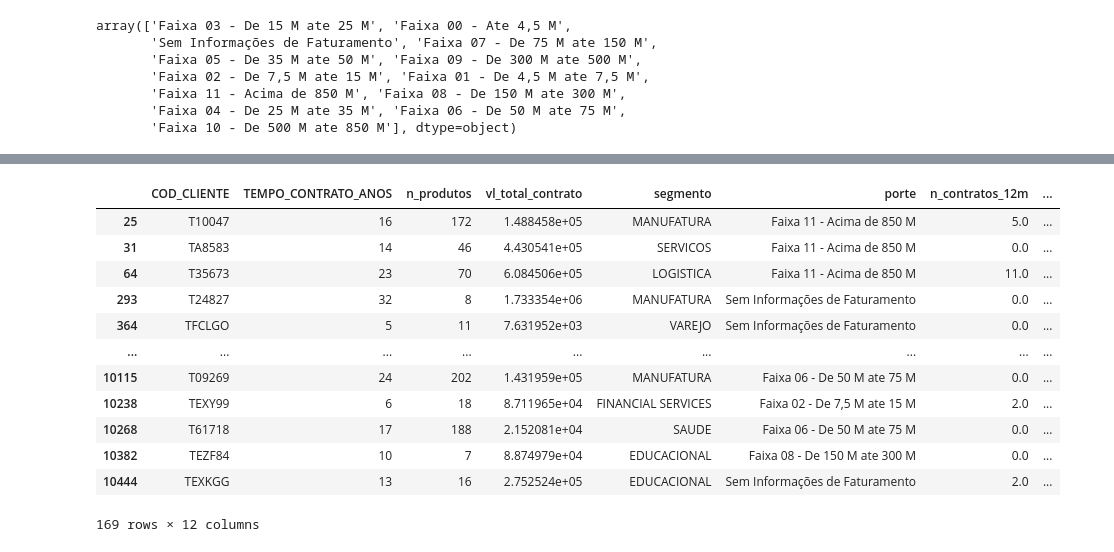
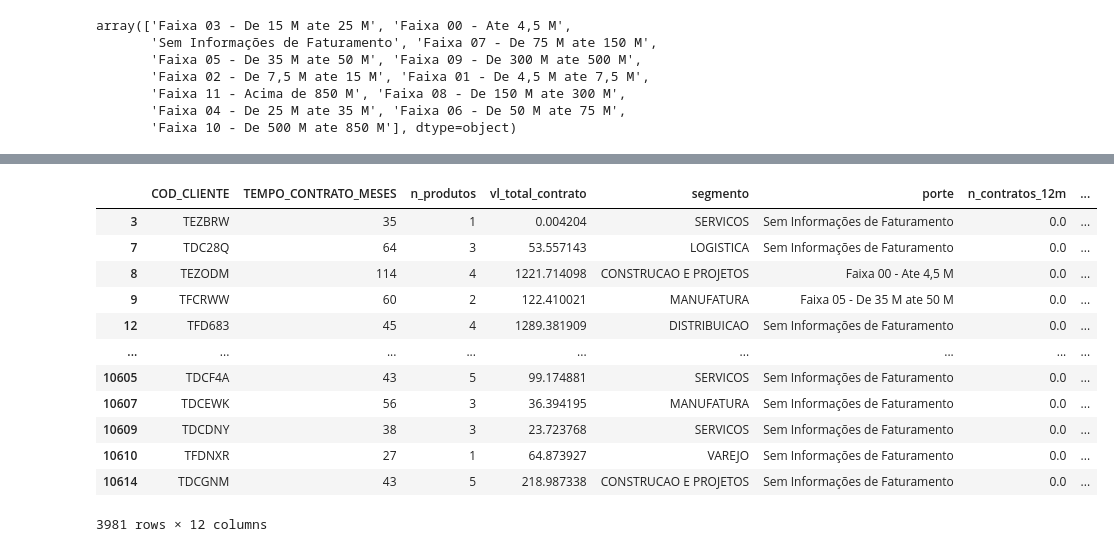
Before and after one commit to fiap-datascience/arcana, a Jupyter notebook: notebooks/clusterizacao_GMM.ipynb, the cells around one changed output, grey strips where cells are left out. Drawn from its saved outputs; the diff is of its cells as text; code cells hidden in the pictures.

```diff
--- a/notebooks/clusterizacao_GMM.ipynb
+++ b/notebooks/clusterizacao_GMM.ipynb
@@ -258,7 +258,7 @@ Index(['COD_CLIENTE', 'DATA_CLIENTE_DESDE', 'TEMPO_CONTRATO_DIAS',
 
 df_final = df.copy()
 
-df_final = df_final[["COD_CLIENTE", "TEMPO_CONTRATO_ANOS", "n_produtos", "vl_total_contrato", "segmento", "porte", "n_contratos_12m", "tele_eventos", "n_tickets", "n_propostas"]]
+df_final = df_final[["COD_CLIENTE", "TEMPO_CONTRATO_MESES", "n_produtos", "vl_total_contrato", "segmento", "porte", "n_contratos_12m", "tele_eventos", "n_tickets", "n_propostas"]]
 # %%
 df['segmento'].unique()
 # %% [output]
@@ -349,6 +349,6 @@ df_final
 10615 rows × 11 columns
 # %%
-features_para_modelo = df_final.drop(['COD_CLIENTE', 'porte'], axis=1)
+features_para_modelo = df_final.drop(['COD_CLIENTE', 'porte', 'segmento', 'PORTE_CLASSIFICACAO', 'n_propostas'], axis=1)
 # %%
 features_para_modelo
 # %% [output]
@@ -368,5 +368,5 @@ features_para_modelo
 # %%
-features_para_modelo = pd.get_dummies(features_para_modelo, columns=['segmento'])
+# features_para_modelo = pd.get_dummies(features_para_modelo, columns=['segmento'])
 # %%
 features_para_modelo
 # %% [output]
@@ -460,7 +460,7 @@ gmm_final = GaussianMixture(n_components=8, random_state=42, n_init=10, covarian
 gmm_final.fit(X_scaled)
 
 # Prevendo os clusters para cada cliente
-cluster_labels = gmm_final.predict(X_scaled)
+cluster_labels = gmm_final.fit_predict(X_scaled)
 # %%
 df_clusterizado = df_final.copy()
 # %%
@@ -543,19 +522,19 @@ Cluster
 # %%
-df_clusterizado[df_clusterizado["Cluster"] == 7]
+df_clusterizado[df_clusterizado["Cluster"] == 3]
 # %% [output]
-|  | COD_CLIENTE | TEMPO_CONTRATO_ANOS | n_produtos | vl_total_contrato | segmento | porte | n_contratos_12m | ... |
-| 25 | T10047 | 16 | 172 | 1.488458e+05 | MANUFATURA | Faixa 11 - Acima de 850 M | 5.0 | ... |
-| 31 | TA8583 | 14 | 46 | 4.430541e+05 | SERVICOS | Faixa 11 - Acima de 850 M | 0.0 | ... |
-| 64 | T35673 | 23 | 70 | 6.084506e+05 | LOGISTICA | Faixa 11 - Acima de 850 M | 11.0 | ... |
-| 293 | T24827 | 32 | 8 | 1.733354e+06 | MANUFATURA | Sem Informações de Faturamento | 0.0 | ... |
-| 364 | TFCLGO | 5 | 11 | 7.631952e+03 | VAREJO | Sem Informações de Faturamento | 0.0 | ... |
+|  | COD_CLIENTE | TEMPO_CONTRATO_MESES | n_produtos | vl_total_contrato | segmento | porte | n_contratos_12m | ... |
+| 3 | TEZBRW | 35 | 1 | 0.004204 | SERVICOS | Sem Informações de Faturamento | 0.0 | ... |
+| 7 | TDC28Q | 64 | 3 | 53.557143 | LOGISTICA | Sem Informações de Faturamento | 0.0 | ... |
+| 8 | TEZODM | 114 | 4 | 1221.714098 | CONSTRUCAO E PROJETOS | Faixa 00 - Ate 4,5 M | 0.0 | ... |
+| 9 | TFCRWW | 60 | 2 | 122.410021 | MANUFATURA | Faixa 05 - De 35 M ate 50 M | 0.0 | ... |
+| 12 | TFD683 | 45 | 4 | 1289.381909 | DISTRIBUICAO | Sem Informações de Faturamento | 0.0 | ... |
 | ... | ... | ... | ... | ... | ... | ... | ... | ... |
-| 10115 | T09269 | 24 | 202 | 1.431959e+05 | MANUFATURA | Faixa 06 - De 50 M ate 75 M | 0.0 | ... |
-| 10238 | TEXY99 | 6 | 18 | 8.711965e+04 | FINANCIAL SERVICES | Faixa 02 - De 7,5 M ate 15 M | 2.0 | ... |
-| 10268 | T61718 | 17 | 188 | 2.152081e+04 | SAUDE | Faixa 06 - De 50 M ate 75 M | 0.0 | ... |
-| 10382 | TEZF84 | 10 | 7 | 8.874979e+04 | EDUCACIONAL | Faixa 08 - De 150 M ate 300 M | 0.0 | ... |
-| 10444 | TEXKGG | 13 | 16 | 2.752524e+05 | EDUCACIONAL | Sem Informações de Faturamento | 2.0 | ... |
+| 10605 | TDCF4A | 43 | 5 | 99.174881 | SERVICOS | Sem Informações de Faturamento | 0.0 | ... |
+| 10607 | TDCEWK | 56 | 3 | 36.394195 | MANUFATURA | Sem Informações de Faturamento | 0.0 | ... |
+| 10609 | TDCDNY | 38 | 3 | 23.723768 | SERVICOS | Sem Informações de Faturamento | 0.0 | ... |
+| 10610 | TFDNXR | 27 | 1 | 64.873927 | VAREJO | Sem Informações de Faturamento | 0.0 | ... |
+| 10614 | TDCGNM | 43 | 5 | 218.987338 | CONSTRUCAO E PROJETOS | Sem Informações de Faturamento | 0.0 | ... |
-169 rows × 12 columns
+3981 rows × 12 columns
 # %%
 from sklearn.mixture import GaussianMixture
 from sklearn.metrics import silhouette_score
```
Also changed, not shown: parts of 30 cells of this notebook, 1 other file.
